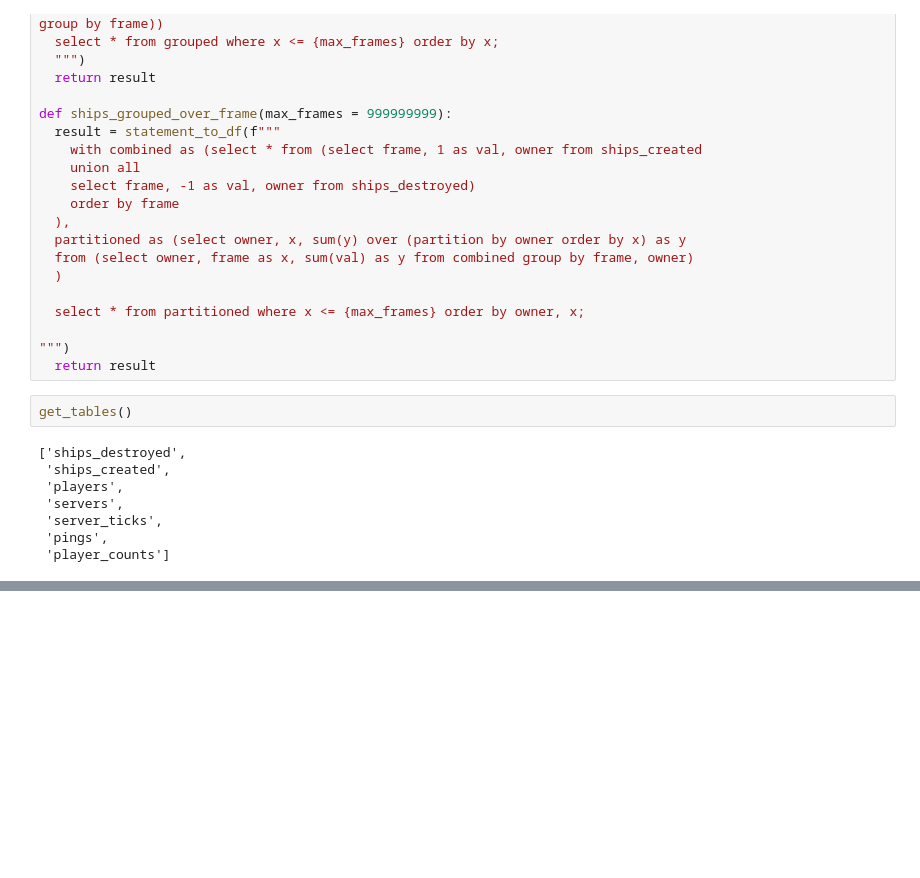
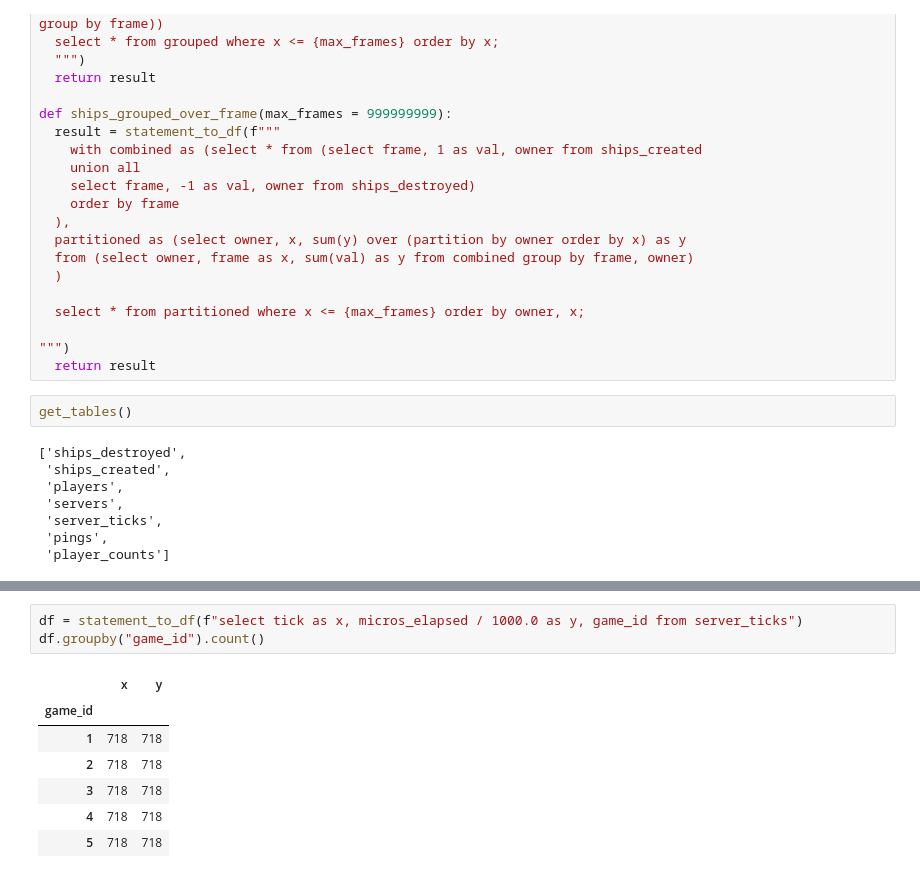
Before and after one commit to GDX64/rust-game, a Jupyter notebook: benchmarks/main.ipynb, the cells around one changed output, grey strips where cells are left out. Cells and saved outputs as stored; diff of their text form; blank space fills up the shorter version.

```diff
--- a/benchmarks/main.ipynb
+++ b/benchmarks/main.ipynb
@@ -123,0 +126,11 @@ axes[1].hist(pings["y"], bins=50)
+# %%
+df = statement_to_df(f"select tick as x, micros_elapsed / 1000.0 as y, game_id from server_ticks")
+df.groupby("game_id").count()
+# %% [output]
+|  | x | y |
+| game_id |  |  |
+| 1 | 718 | 718 |
+| 2 | 718 | 718 |
+| 3 | 718 | 718 |
+| 4 | 718 | 718 |
+| 5 | 718 | 718 |
```
Also changed, not shown: parts of 3 cells of this notebook, 5 other files.
